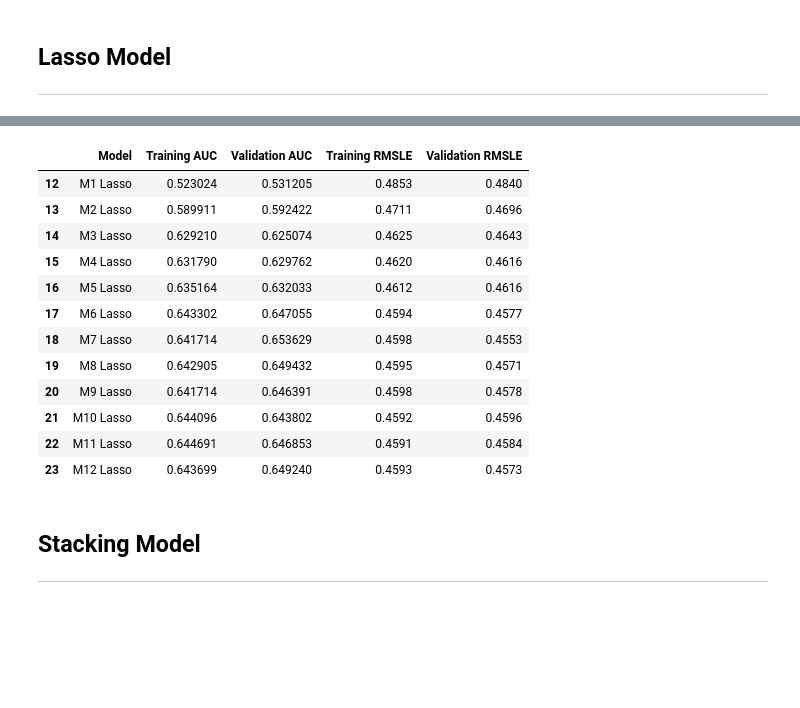
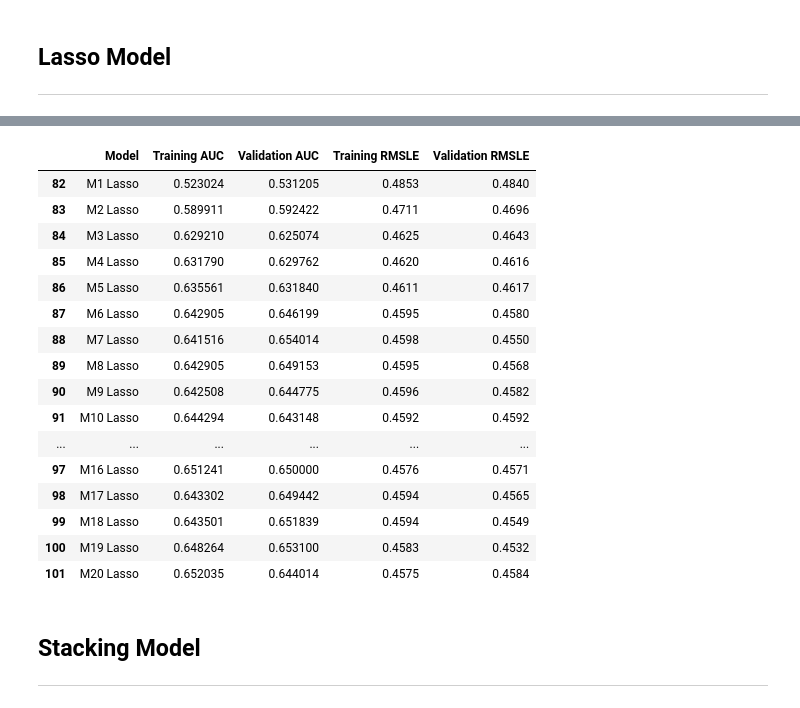
Before and after one commit to Iandrewburg/Data_Science, a Jupyter notebook: Data_Science_2/Assignments/Take_Home_Final/brandenburg_kaggle.ipynb, the cells around one changed output, grey strips where cells are left out. Drawn from its saved outputs; the diff is of its cells as text; code cells hidden in the pictures; blank space fills up the shorter version.

```diff
--- a/Data_Science_2/Assignments/Take_Home_Final/brandenburg_kaggle.ipynb
+++ b/Data_Science_2/Assignments/Take_Home_Final/brandenburg_kaggle.ipynb
@@ -247,16 +248,17 @@ keyword_performance = ['kw_min_min',
 self_reference_metrics = ['self_reference_min_shares',
                           'self_reference_max_shares',
                           'self_reference_avg_sharess']
-publication_timing = ['weekday_is_monday',
-                      'weekday_is_tuesday',
+
+# dropped 'weekday_is_monday' and 'is_weekend'
+publication_timing = ['weekday_is_tuesday',
                       'weekday_is_wednesday',
                       'weekday_is_thursday',
                       'weekday_is_friday',
                       'weekday_is_saturday',
-                      'weekday_is_sunday',
-                      'is_weekend']
-content_topic_and_sentiment = ['data_channel_is_lifestyle',
-                               'data_channel_is_entertainment',
+                      'weekday_is_sunday']
+
+# dropped 'data_channel_is_lifestyle'
+content_topic_and_sentiment = ['data_channel_is_entertainment',
                                'data_channel_is_bus',
                                'data_channel_is_socmed',
                                'data_channel_is_tech',
@@ -278,5 +280,21 @@ title_sentiment = ['title_subjectivity',
                    'title_sentiment_polarity',
                    'abs_title_subjectivity',
                    'abs_title_sentiment_polarity']
+# %%
+def square_features(variables, df):
+    sqaured_features = []
+    for var in variables:
+        feature_name = f'{var}_squared'
+        df[feature_name] = df[var] ** 2
+        sqaured_features.append(feature_name)
+    return sqaured_features
+
+def interact_features(variables, df):
+    interacted_features = []
+    for (var1, var2) in combinations(variables, 2):
+        feature_name = f'{var1}_{var2}_interaction'
+        df[feature_name] = df[var1] * df[var2]
+        interacted_features.append(feature_name)
+    return interacted_features
 # %%
 ##################SQUARED TERMS###################
@@ -375,11 +369,9 @@ perm_importance_variables = ['n_tokens_title',
                              'self_reference_min_shares',
                              'self_reference_max_shares',
                              'self_reference_avg_sharess',
-                             'weekday_is_monday',
                              'weekday_is_thursday',
                              'weekday_is_friday',
                              'weekday_is_sunday',
-                             'is_weekend',
                              'data_channel_is_entertainment',
                              'data_channel_is_bus',
                              'data_channel_is_socmed',
@@ -432,7 +424,15 @@ models = {
     'M9': basic_text_features + content_properties + keyword_performance + self_reference_metrics + publication_timing + content_topic_and_sentiment + title_sentiment + sqrd_title_sentiment + sqrd_basic_text_features,
     'M10': basic_text_features + content_properties + keyword_performance + self_reference_metrics + publication_timing + content_topic_and_sentiment + title_sentiment + sqrd_title_sentiment + sqrd_basic_text_features + interaction_basic_text_features,
     'M11': basic_text_features + content_properties + keyword_performance + self_reference_metrics + publication_timing + content_topic_and_sentiment + title_sentiment + sqrd_title_sentiment + sqrd_basic_text_features + interaction_basic_text_features + interaction_title_sentiment_features,
-    'M12': perm_importance_variables
+    'M12': perm_importance_variables,
+    'M13': basic_text_features + content_properties + keyword_performance + self_reference_metrics + publication_timing + content_topic_and_sentiment + title_sentiment + sqrd_content_properties + sqrd_keyword_performance,
+    'M14': basic_text_features + content_properties + keyword_performance + self_reference_metrics + publication_timing + content_topic_and_sentiment + title_sentiment + sqrd_title_sentiment + sqrd_basic_text_features + sqrd_content_properties,
+    'M15': basic_text_features + content_properties + keyword_performance + self_reference_metrics + publication_timing + content_topic_and_sentiment + title_sentiment + sqrd_title_sentiment + sqrd_basic_text_features + sqrd_content_properties + sqrd_keyword_performance,
+    'M16': basic_text_features + content_properties + keyword_performance + self_reference_metrics + publication_timing + content_topic_and_sentiment + title_sentiment + sqrd_title_sentiment + sqrd_basic_text_features + sqrd_content_properties + sqrd_keyword_performance + sqrd_self_reference_metrics,
+    'M17': basic_text_features + content_properties + keyword_performance + self_reference_metrics + publication_timing + content_topic_and_sentiment + title_sentiment + interaction_content_properties,
+    'M18': basic_text_features + content_properties + keyword_performance + self_reference_metrics + publication_timing + content_topic_and_sentiment + title_sentiment + interaction_content_properties + interaction_keyword_performance,
+    'M19': basic_text_features + content_properties + keyword_performance + self_reference_metrics + publication_timing + content_topic_and_sentiment + title_sentiment + interaction_content_properties + interaction_keyword_performance + interaction_self_reference_metrics,
+    'M20': basic_text_features + content_properties + keyword_performance + self_reference_metrics + publication_timing + content_topic_and_sentiment + title_sentiment + interaction_content_properties + interaction_keyword_performance + interaction_self_reference_metrics + sqrd_title_sentiment + sqrd_basic_text_features + sqrd_content_properties + sqrd_keyword_performance + sqrd_self_reference_metrics,
 }
 # %%
 # Split 'train_data' into training and validation sets
@@ -618,5 +622,5 @@ for group_name, features in models.items():
     end_time = time.time()  # End timer
     print(f"Completed {group_name} in {end_time - start_time:.2f} seconds")
 
-results_df.tail(12)
+results_df.tail(20)
 # %% [output]
@@ -635,16 +647,20 @@ Completed M12 in 0.90 seconds
 |  | Model | Training AUC | Validation AUC | Training RMSLE | Validation RMSLE |
-| 12 | M1 Lasso | 0.523024 | 0.531205 | 0.4853 | 0.4840 |
-| 13 | M2 Lasso | 0.589911 | 0.592422 | 0.4711 | 0.4696 |
-| 14 | M3 Lasso | 0.629210 | 0.625074 | 0.4625 | 0.4643 |
-| 15 | M4 Lasso | 0.631790 | 0.629762 | 0.4620 | 0.4616 |
-| 16 | M5 Lasso | 0.635164 | 0.632033 | 0.4612 | 0.4616 |
-| 17 | M6 Lasso | 0.643302 | 0.647055 | 0.4594 | 0.4577 |
-| 18 | M7 Lasso | 0.641714 | 0.653629 | 0.4598 | 0.4553 |
-| 19 | M8 Lasso | 0.642905 | 0.649432 | 0.4595 | 0.4571 |
-| 20 | M9 Lasso | 0.641714 | 0.646391 | 0.4598 | 0.4578 |
-| 21 | M10 Lasso | 0.644096 | 0.643802 | 0.4592 | 0.4596 |
-| 22 | M11 Lasso | 0.644691 | 0.646853 | 0.4591 | 0.4584 |
-| 23 | M12 Lasso | 0.643699 | 0.649240 | 0.4593 | 0.4573 |
+| 82 | M1 Lasso | 0.523024 | 0.531205 | 0.4853 | 0.4840 |
+| 83 | M2 Lasso | 0.589911 | 0.592422 | 0.4711 | 0.4696 |
+| 84 | M3 Lasso | 0.629210 | 0.625074 | 0.4625 | 0.4643 |
+| 85 | M4 Lasso | 0.631790 | 0.629762 | 0.4620 | 0.4616 |
+| 86 | M5 Lasso | 0.635561 | 0.631840 | 0.4611 | 0.4617 |
+| 87 | M6 Lasso | 0.642905 | 0.646199 | 0.4595 | 0.4580 |
+| 88 | M7 Lasso | 0.641516 | 0.654014 | 0.4598 | 0.4550 |
+| 89 | M8 Lasso | 0.642905 | 0.649153 | 0.4595 | 0.4568 |
+| 90 | M9 Lasso | 0.642508 | 0.644775 | 0.4596 | 0.4582 |
+| 91 | M10 Lasso | 0.644294 | 0.643148 | 0.4592 | 0.4592 |
+| ... | ... | ... | ... | ... | ... |
+| 97 | M16 Lasso | 0.651241 | 0.650000 | 0.4576 | 0.4571 |
+| 98 | M17 Lasso | 0.643302 | 0.649442 | 0.4594 | 0.4565 |
+| 99 | M18 Lasso | 0.643501 | 0.651839 | 0.4594 | 0.4549 |
+| 100 | M19 Lasso | 0.648264 | 0.653100 | 0.4583 | 0.4532 |
+| 101 | M20 Lasso | 0.652035 | 0.644014 | 0.4575 | 0.4584 |
 # %% [markdown]
 ## Stacking Model
 ---
```
Also changed, not shown: parts of 44 cells of this notebook, 21 other files.
